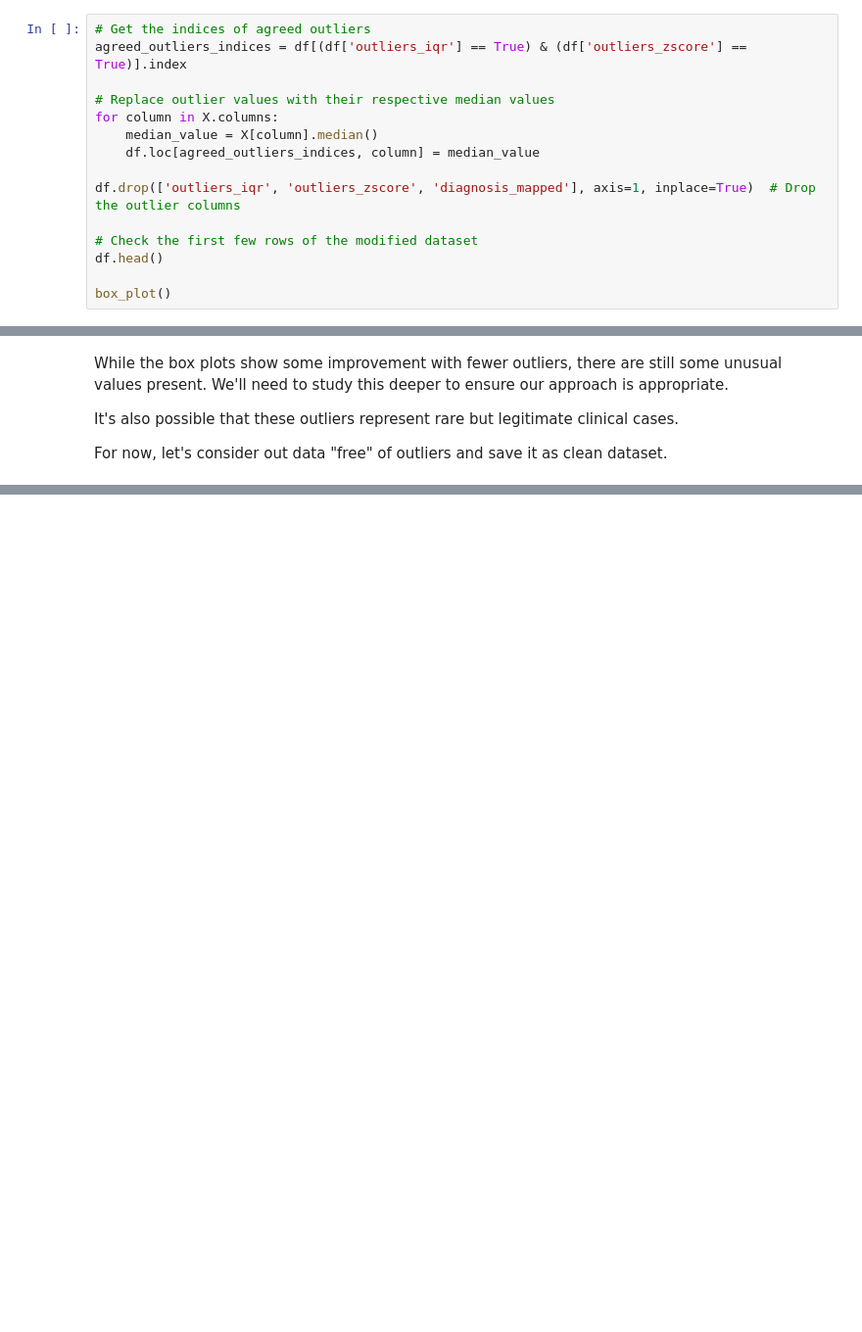
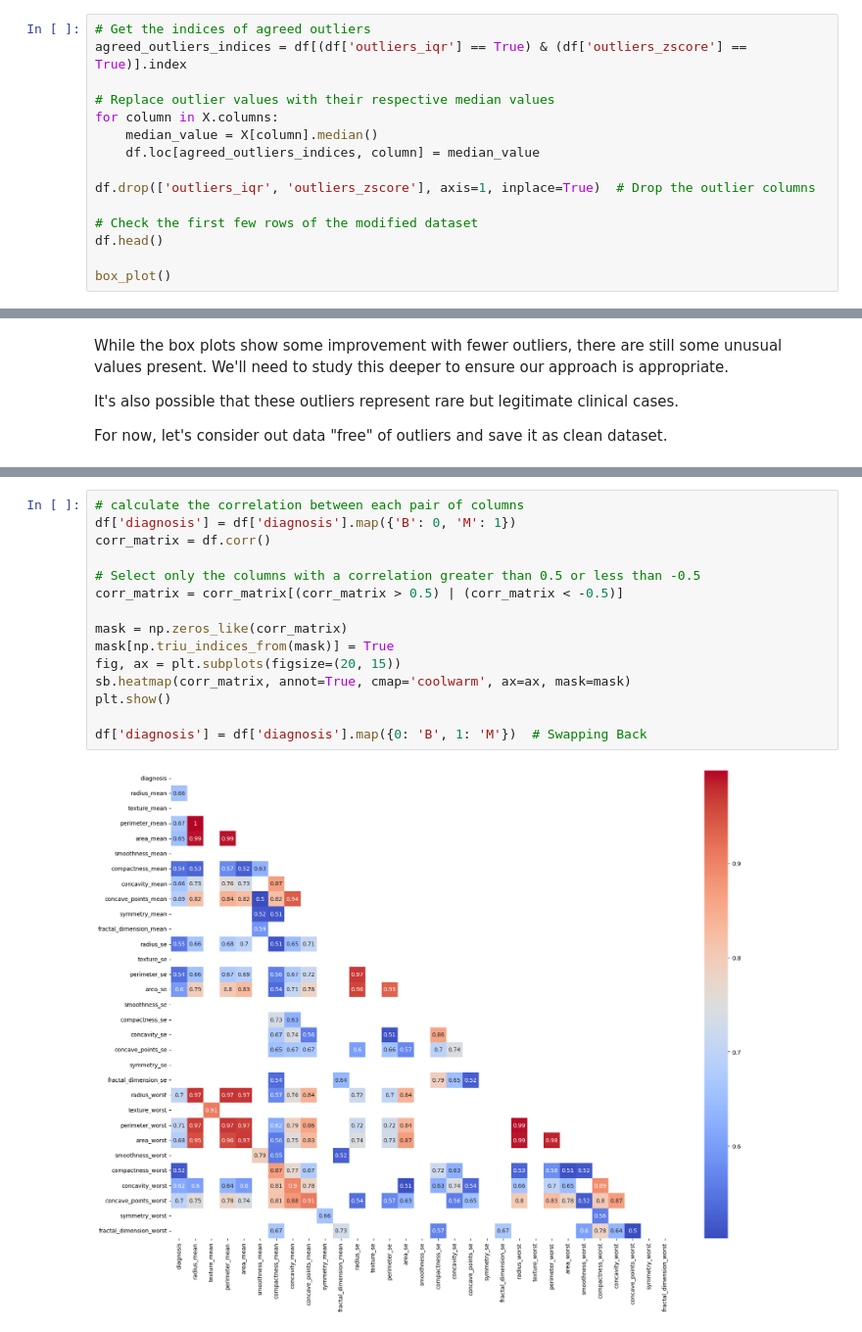
Before and after one commit to franciscaguimaraes/FEUP-IA, a Jupyter notebook: assignment2/src/notebook.ipynb, the cells around one changed output, grey strips where cells are left out. Shown at 98% size. Cells and saved outputs as stored; diff of their text form; blank space fills up the shorter version.

```diff
--- a/assignment2/src/notebook.ipynb
+++ b/assignment2/src/notebook.ipynb
@@ -464,7 +474,7 @@ for column in X.columns:
     median_value = X[column].median()
     df.loc[agreed_outliers_indices, column] = median_value
 
-df.drop(['outliers_iqr', 'outliers_zscore', 'diagnosis_mapped'], axis=1, inplace=True)  # Drop the outlier columns
+df.drop(['outliers_iqr', 'outliers_zscore'], axis=1, inplace=True)  # Drop the outlier columns
 
 # Check the first few rows of the modified dataset
 df.head()
@@ -491,0 +569,17 @@ df.hist(figsize=(20, 20), color='blue',
+# %%
+# calculate the correlation between each pair of columns
+df['diagnosis'] = df['diagnosis'].map({'B': 0, 'M': 1})
+corr_matrix = df.corr()
+
+# Select only the columns with a correlation greater than 0.5 or less than -0.5
+corr_matrix = corr_matrix[(corr_matrix > 0.5) | (corr_matrix < -0.5)]
+
+mask = np.zeros_like(corr_matrix)
+mask[np.triu_indices_from(mask)] = True
+fig, ax = plt.subplots(figsize=(20, 15))
+sb.heatmap(corr_matrix, annot=True, cmap='coolwarm', ax=ax, mask=mask)
+plt.show()
+
+df['diagnosis'] = df['diagnosis'].map({0: 'B', 1: 'M'})  # Swapping Back
+# %% [output]
+[figure, added]
```
Also changed, not shown: parts of 40 cells of this notebook.
